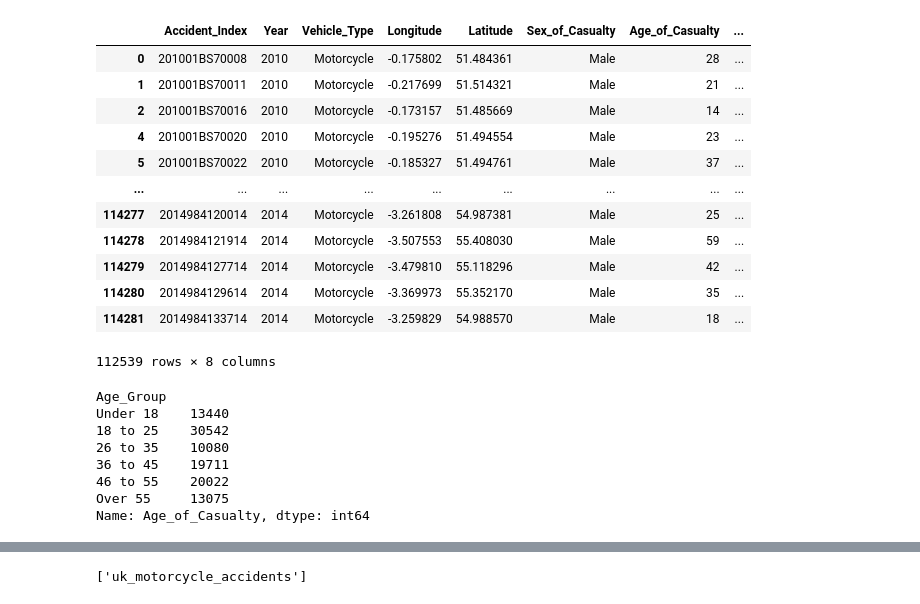
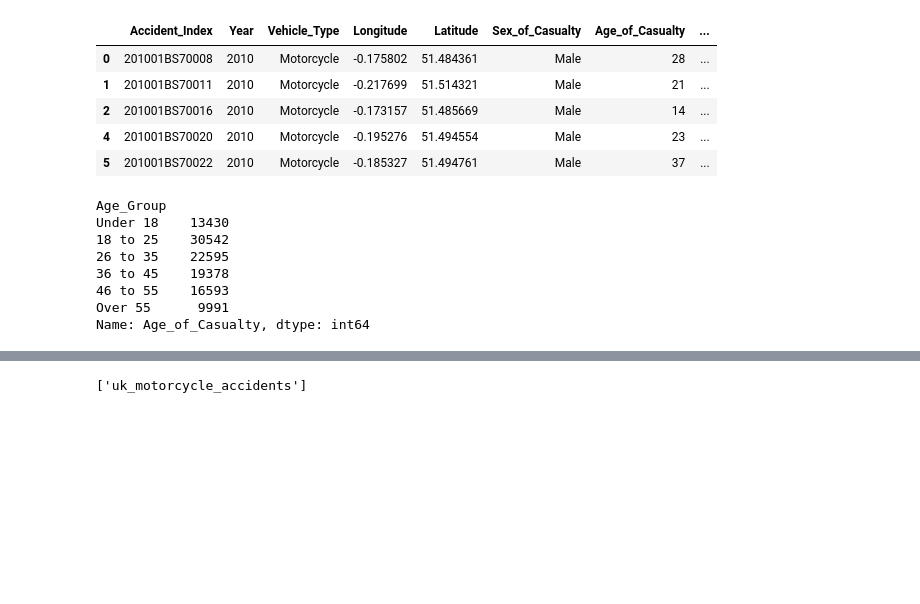
Before and after one commit to arselv/Project_2, a Jupyter notebook: Project_2_Combined.ipynb, the cells around one changed output, grey strips where cells are left out. Drawn from its saved outputs; the diff is of its cells as text; code cells hidden in the pictures; blank space fills up the shorter version.

```diff
--- a/Project_2_Combined.ipynb
+++ b/Project_2_Combined.ipynb
@@ -12,7 +12,7 @@ url = 'https://mbawa1139.github.io/ETL-Project/motorcycle_accident.html'
 tbl = pd.read_html(url)
 df = tbl[0]
 df = df.drop(df.columns[0], axis=1)
-df = df[df["Age_of_Casualty"] != -1]
+df = df[(df["Age_of_Casualty"] != -1) & (df["Age_of_Casualty"] != 0)]
 df
 # %% [output]
 |  | Accident_Index | Vehicle_Type | Longitude | Latitude | Sex_of_Casualty | Age_of_Casualty |
@@ -51,44 +53,37 @@ df
 # %%
 # Create the decade bins
-bins = [0, 17, 25, 29, 39, 49, 60]
+bins = [0, 17, 25, 35, 45, 55, 100]
 
 # Create the names for the bins
 group_names = ["Under 18", "18 to 25", "26 to 35", "36 to 45", "46 to 55", "Over 55"]
 
 # coverting year column datatype to interger
 df['Age_of_Casualty'] = df['Age_of_Casualty'].astype(int)
 
 # add bin column to dataframe
 df["Age_Group"] = pd.cut(df["Age_of_Casualty"], bins, labels=group_names, include_lowest=True)
 
 # reorganize columns
 df = df[['Accident_Index', 'Year','Vehicle_Type', 'Longitude',
          'Latitude', 'Sex_of_Casualty', 'Age_of_Casualty', 'Age_Group']]
 
-df
+df.head()
 # %% [output]
 |  | Accident_Index | Year | Vehicle_Type | Longitude | Latitude | Sex_of_Casualty | Age_of_Casualty | ... |
 | 0 | 201001BS70008 | 2010 | Motorcycle | -0.175802 | 51.484361 | Male | 28 | ... |
 | 1 | 201001BS70011 | 2010 | Motorcycle | -0.217699 | 51.514321 | Male | 21 | ... |
 | 2 | 201001BS70016 | 2010 | Motorcycle | -0.173157 | 51.485669 | Male | 14 | ... |
 | 4 | 201001BS70020 | 2010 | Motorcycle | -0.195276 | 51.494554 | Male | 23 | ... |
 | 5 | 201001BS70022 | 2010 | Motorcycle | -0.185327 | 51.494761 | Male | 37 | ... |
-| ... | ... | ... | ... | ... | ... | ... | ... | ... |
-| 114277 | 2014984120014 | 2014 | Motorcycle | -3.261808 | 54.987381 | Male | 25 | ... |
-| 114278 | 2014984121914 | 2014 | Motorcycle | -3.507553 | 55.408030 | Male | 59 | ... |
-| 114279 | 2014984127714 | 2014 | Motorcycle | -3.479810 | 55.118296 | Male | 42 | ... |
-| 114280 | 2014984129614 | 2014 | Motorcycle | -3.369973 | 55.352170 | Male | 35 | ... |
-| 114281 | 2014984133714 | 2014 | Motorcycle | -3.259829 | 54.988570 | Male | 18 | ... |
-112539 rows × 8 columns
 # %%
 age_group_df = df.groupby(["Age_Group"])["Age_of_Casualty"].count()
 age_group_df
 # %% [output]
 Age_Group
-Under 18    13440
+Under 18    13430
 18 to 25    30542
-26 to 35    10080
-36 to 45    19711
-46 to 55    20022
-Over 55     13075
+26 to 35    22595
+36 to 45    19378
+46 to 55    16593
+Over 55      9991
 Name: Age_of_Casualty, dtype: int64
```
Also changed, not shown: parts of 8 cells of this notebook.
